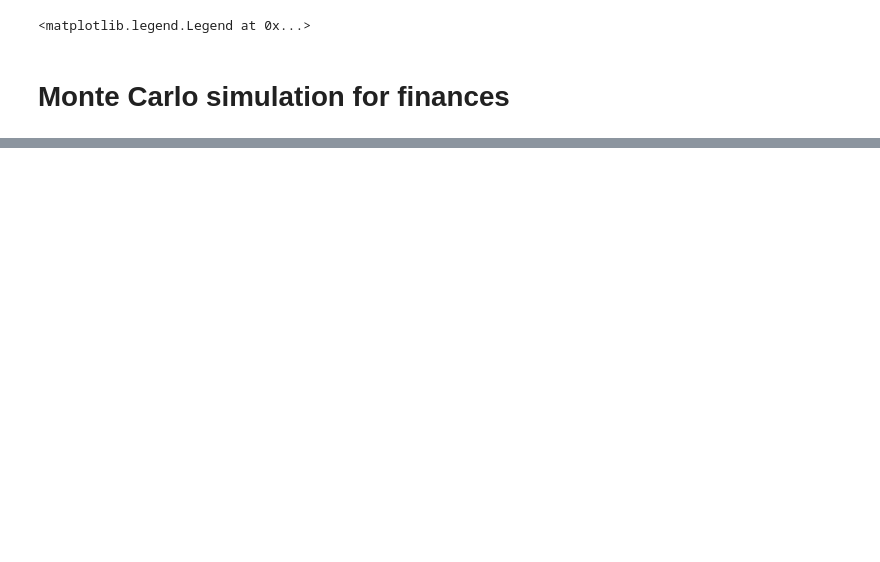
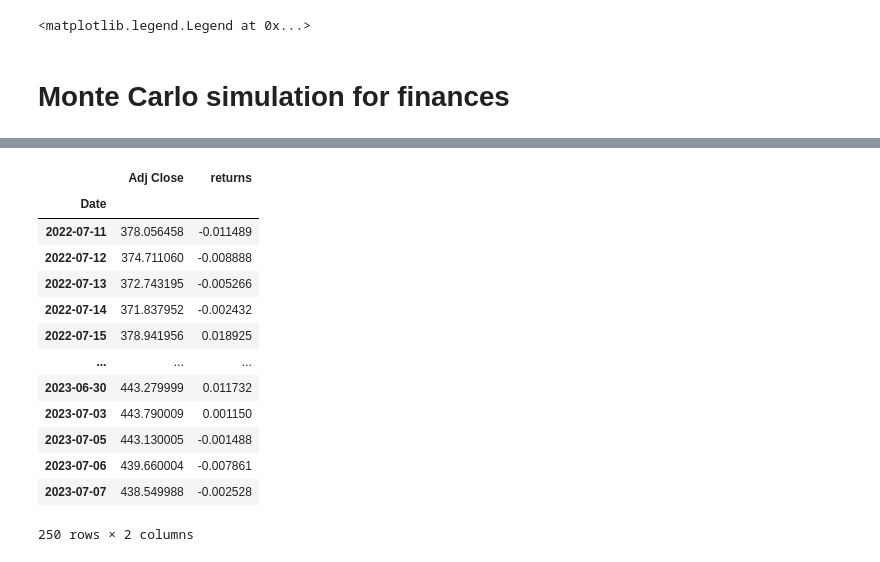
Before and after one commit to hplbrayan/Fun-with-Python, a Jupyter notebook: Montecarlo/Montecarlo.ipynb, the cells around one changed output, grey strips where cells are left out. Cells and saved outputs as stored; diff of their text form; code cells hidden in the pictures; blank space fills up the shorter version.

```diff
--- a/Montecarlo/Montecarlo.ipynb
+++ b/Montecarlo/Montecarlo.ipynb
@@ -192,0 +198,6 @@ web.DataReader('GE', 'yahoo', start='2019-09-10', end='2019-10-09')"""
+# %%
+days = 365
+end   = pd.Timestamp.today()
+start = end - pd.Timedelta(days=days)
+start = start.strftime('%Y-%m-%d')
+print(f"start = {start} \nEnd   = {end}")
@@ -192,0 +207,3 @@ web.DataReader('GE', 'yahoo', start='2019-09-10', end='2019-10-09')"""
+# %%
+SPY_data = pdr.get_data_yahoo('SPY', start=start, end=end)[["Adj Close"]].copy()
+SPY_data.tail()
@@ -192,0 +219,21 @@ web.DataReader('GE', 'yahoo', start='2019-09-10', end='2019-10-09')"""
+# %%
+SPY_data["returns"] = np.log(SPY_data["Adj Close"]/SPY_data["Adj Close"].shift(1))
+#SPY_data["returns"] = SPY_data["Adj Close"]/SPY_data["Adj Close"].shift(1) - 1
+# %%
+SPY_data.dropna(inplace=True)
+SPY_data
+# %% [output]
+|  | Adj Close | returns |
+| Date |  |  |
+| 2022-07-11 | 378.056458 | -0.011489 |
+| 2022-07-12 | 374.711060 | -0.008888 |
+| 2022-07-13 | 372.743195 | -0.005266 |
+| 2022-07-14 | 371.837952 | -0.002432 |
+| 2022-07-15 | 378.941956 | 0.018925 |
+| ... | ... | ... |
+| 2023-06-30 | 443.279999 | 0.011732 |
+| 2023-07-03 | 443.790009 | 0.001150 |
+| 2023-07-05 | 443.130005 | -0.001488 |
+| 2023-07-06 | 439.660004 | -0.007861 |
+| 2023-07-07 | 438.549988 | -0.002528 |
+250 rows × 2 columns
```
Also changed, not shown: parts of 8 cells of this notebook.
